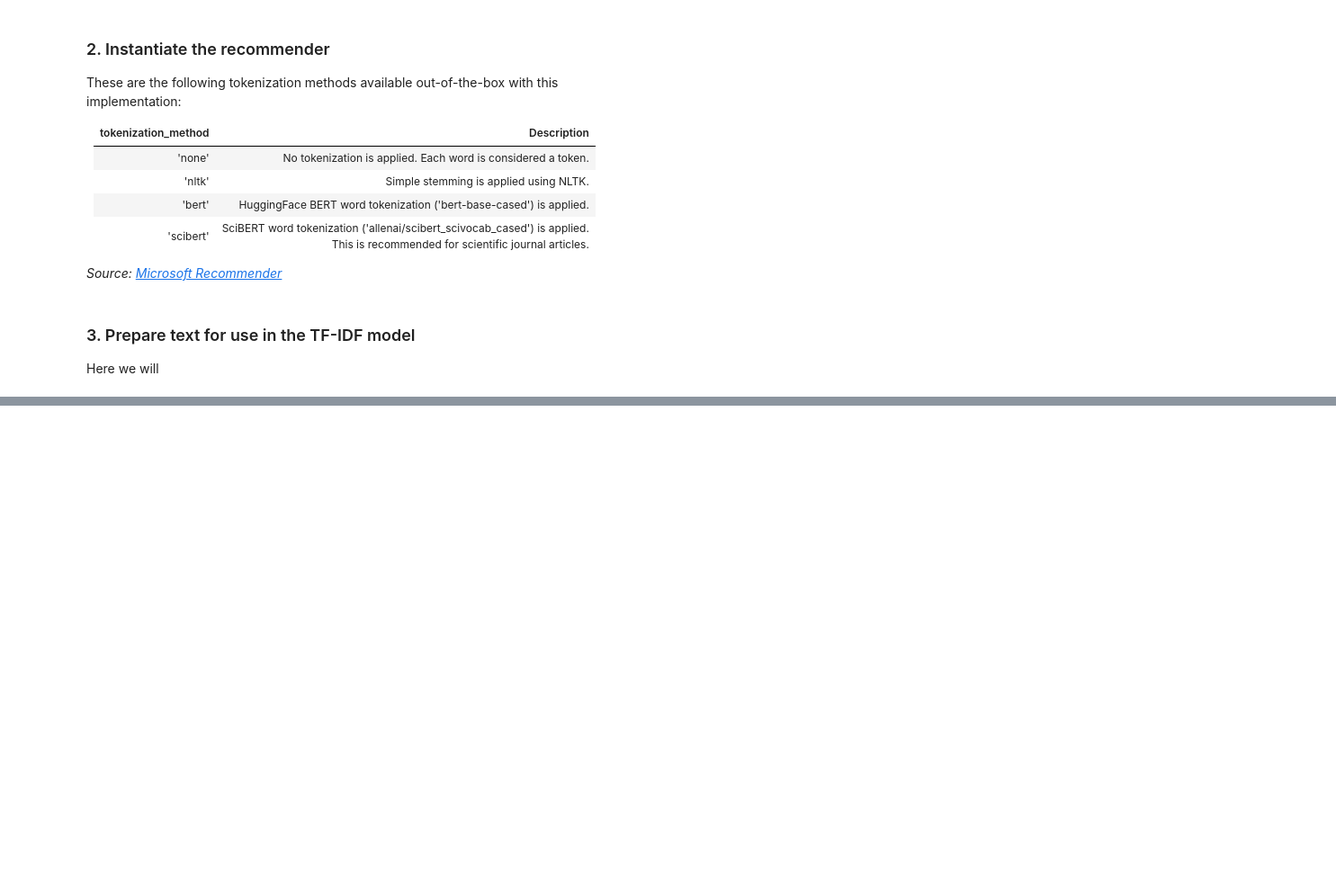
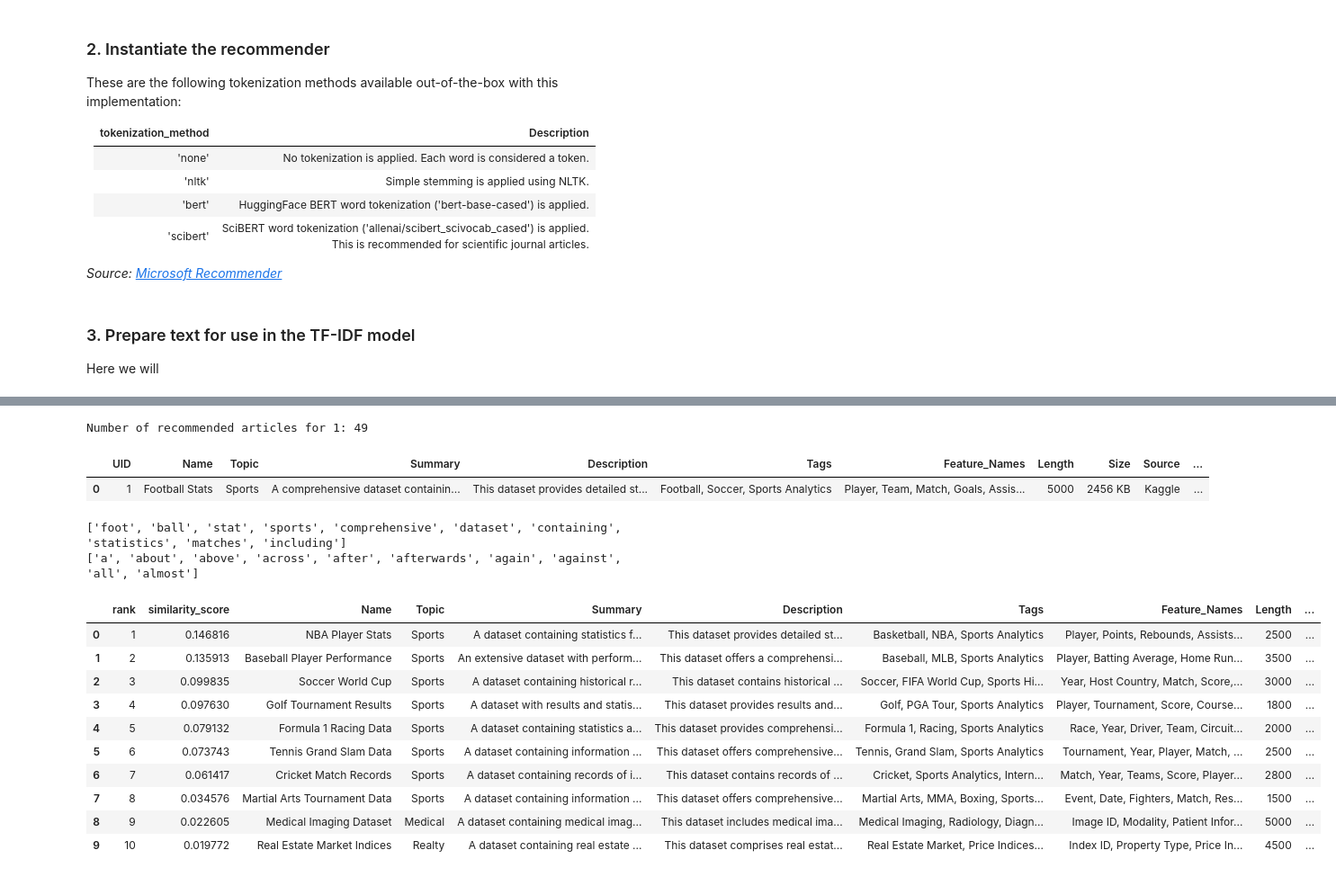
Before and after one commit to iSkytran/data-gandalf, a Jupyter notebook: notebooks/TFIDF.ipynb, the cells around one changed output, grey strips where cells are left out. Shown at 90% size. Drawn from its saved outputs; the diff is of its cells as text; code cells hidden in the pictures; blank space fills up the shorter version.

```diff
--- a/notebooks/TFIDF.ipynb
+++ b/notebooks/TFIDF.ipynb
@@ -63,0 +127,3 @@ df_clean.head()
+# %%
+# Tokenize text with tokenization_method specified in class instantiation
+tf, vectors_tokenized = recommender.tokenize_text(df_clean, text_col=clean_col)
@@ -63,0 +132,6 @@ df_clean.head()
+# %%
+# Fit the TF-IDF vectorizer
+recommender.fit(tf, vectors_tokenized)
+
+# Get recommendations
+top_k_recommendations = recommender.recommend_top_k_items(df_clean, k=10)
@@ -63,0 +162,42 @@ df_clean.head()
+# %%
+# view full recommendation list
+full_rec_list = recommender.recommendations
+
+article_of_interest = '1'
+print('Number of recommended articles for ' + article_of_interest + ': ' + str(len(full_rec_list[article_of_interest])))
+# %% [output]
+Number of recommended articles for 1: 49
+# %%
+metadata[metadata.UID == "1"]
+# %% [output]
+|  | UID | Name | Topic | Summary | Description | Tags | Feature_Names | Length | Size | Source | ... |
+| 0 | 1 | Football Stats | Sports | A comprehensive dataset containin... | This dataset provides detailed st... | Football, Soccer, Sports Analytics | Player, Team, Match, Goals, Assis... | 5000 | 2456 KB | Kaggle | ... |
+# %%
+# Optionally view tokens
+tokens = recommender.get_tokens()
+# Preview 10 tokens
+print(list(tokens.keys())[:10])
+# Preview just the first 10 stop words sorted alphabetically
+stop_words = list(recommender.get_stop_words())
+stop_words.sort()
+print(stop_words[:10])
+# %% [output]
+['foot', 'ball', 'stat', 'sports', 'comprehensive', 'dataset', 'containing', 'statistics', 'matches', 'including']
+['a', 'about', 'above', 'across', 'after', 'afterwards', 'again', 'against', 'all', 'almost']
+# %%
+# Final Recs
+cols_to_keep = cols_to_clean
+recommender.get_top_k_recommendations(metadata,article_of_interest,cols_to_keep)
+# TODO: why cant display UID??
+# %% [output]
+|  | rank | similarity_score | Name | Topic | Summary | Description | Tags | Feature_Names | Length | ... |
+| 0 | 1 | 0.146816 | NBA Player Stats | Sports | A dataset containing statistics f... | This dataset provides detailed st... | Basketball, NBA, Sports Analytics | Player, Points, Rebounds, Assists... | 2500 | ... |
+| 1 | 2 | 0.135913 | Baseball Player Performance | Sports | An extensive dataset with perform... | This dataset offers a comprehensi... | Baseball, MLB, Sports Analytics | Player, Batting Average, Home Run... | 3500 | ... |
+| 2 | 3 | 0.099835 | Soccer World Cup | Sports | A dataset containing historical r... | This dataset contains historical ... | Soccer, FIFA World Cup, Sports Hi... | Year, Host Country, Match, Score,... | 3000 | ... |
+| 3 | 4 | 0.097630 | Golf Tournament Results | Sports | A dataset with results and statis... | This dataset provides results and... | Golf, PGA Tour, Sports Analytics | Player, Tournament, Score, Course... | 1800 | ... |
+| 4 | 5 | 0.079132 | Formula 1 Racing Data | Sports | A dataset containing statistics a... | This dataset provides comprehensi... | Formula 1, Racing, Sports Analytics | Race, Year, Driver, Team, Circuit... | 2000 | ... |
+| 5 | 6 | 0.073743 | Tennis Grand Slam Data | Sports | A dataset containing information ... | This dataset offers comprehensive... | Tennis, Grand Slam, Sports Analytics | Tournament, Year, Player, Match, ... | 2500 | ... |
+| 6 | 7 | 0.061417 | Cricket Match Records | Sports | A dataset containing records of i... | This dataset contains records of ... | Cricket, Sports Analytics, Intern... | Match, Year, Teams, Score, Player... | 2800 | ... |
+| 7 | 8 | 0.034576 | Martial Arts Tournament Data | Sports | A dataset containing information ... | This dataset offers comprehensive... | Martial Arts, MMA, Boxing, Sports... | Event, Date, Fighters, Match, Res... | 1500 | ... |
+| 8 | 9 | 0.022605 | Medical Imaging Dataset | Medical | A dataset containing medical imag... | This dataset includes medical ima... | Medical Imaging, Radiology, Diagn... | Image ID, Modality, Patient Infor... | 5000 | ... |
+| 9 | 10 | 0.019772 | Real Estate Market Indices | Realty | A dataset containing real estate ... | This dataset comprises real estat... | Real Estate Market, Price Indices... | Index ID, Property Type, Price In... | 4500 | ... |
```
Also changed, not shown: parts of 12 cells of this notebook, 2 other files.
